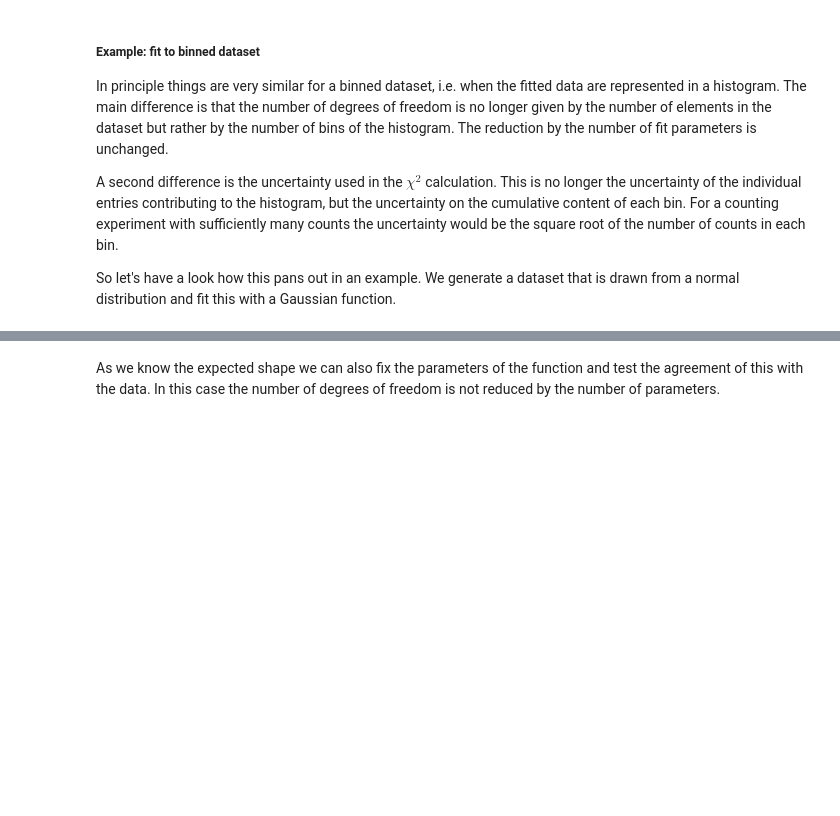
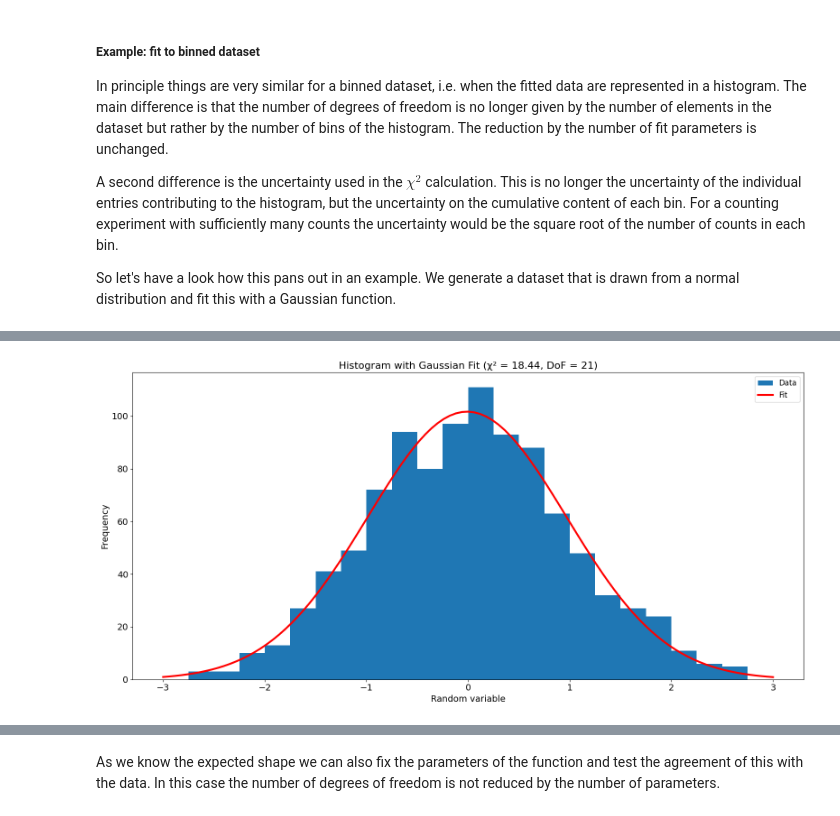
Before and after one commit to p-parkinson/intro_data_science, a Jupyter notebook: Chapter 7/Chapter 7.ipynb, the cells around one changed output, grey strips where cells are left out. Drawn from its saved outputs; the diff is of its cells as text; code cells hidden in the pictures; blank space fills up the shorter version.

```diff
--- a/Chapter 7/Chapter 7.ipynb
+++ b/Chapter 7/Chapter 7.ipynb
@@ -293,0 +237,100 @@ The corresponding probability is Prob(53.3,21)=0.01250%.
+# %%
+# Define the fit function (Gaussian distribution)
+def fitf(x, n, m, s):
+    """
+    Gaussian function for fitting histogram data
+
+    Parameters:
+    x : array-like - x values (bin centers)
+    n : float - normalization factor (related to total counts)
+    m : float - mean of the distribution
+    s : float - standard deviation of the distribution
+
+    Returns:
+    array-like - y values of the Gaussian function at positions x
+    """
+    return n / (np.sqrt(2 * np.pi) * s) * np.exp(-(x - m)**2 / (2 * s**2))
+
+# Set random seed for reproducibility
+np.random.seed(42)
+
+# Generate 1000 random data points with a standard normal distribution
+dd = norm.rvs(size=1000)
+
+# Define histogram parameters
+nbins = 24  # Number of bins
+xmin = -3   # Lower limit of x-axis
+xmax = 3    # Upper limit of x-axis
+
+# Create a figure and axis for plotting
+fig, ax = plt.subplots(1, 1, figsize=(16, 8))
+
+# Plot the histogram and store the bin counts, edges, and patches
+hist, edges, patches = plt.hist(dd, bins=nbins, range=(xmin, xmax), label='Data')
+
+# Calculate bin width and bin centers
+binw = edges[1] - edges[0]
+bincentres = edges[:-1] + 0.5 * binw  # Correctly calculate bin centers
+
+# Fit the histogram data with the Gaussian function
+# curve_fit returns optimal parameters and covariance matrix
+popt, pcov = curve_fit(fitf, bincentres, hist)
+
+# Generate x values for smooth curve plotting
+fx = np.linspace(xmin, xmax, 101)
+# Calculate y values using fitted parameters
+fy = [fitf(x, popt[0], popt[1], popt[2]) for x in fx]
+
+# Plot the fitted curve
+ax.plot(fx, fy, lw=3, color='red', label='Fit')
+
+# Add axes labels and legend
+ax.set_xlabel('Random variable', fontsize=14)
+ax.set_ylabel('Frequency', fontsize=14)
+ax.legend(fontsize=12)
+
+# Chi-squared calculation (corrected version)
+# For histogram data with Poisson statistics, we use error = sqrt(expected)
+c2 = 0
+dof = nbins - 3  # Degrees of freedom (bins - fitted parameters)
+
+for x, y in zip(bincentres, hist):
+    # Calculate expected value from our fit
+    expected = fitf(x, popt[0], popt[1], popt[2])
+
+    # Only include bins with data
+    if expected > 0:
+        # For Poisson data, error = sqrt(expected)
+        error = np.sqrt(expected)
+        # Add contribution to chi-squared
+        c2 += ((y - expected) / error)**2
+
+# Display the plot
+plt.title(f'Histogram with Gaussian Fit (χ² = {c2:.2f}, DoF = {dof})', fontsize=16)
+plt.tight_layout()
+plt.show()
+
+# Print output with detailed information about the fit
+print('Fit function: n/(sqrt(2π)*s)*exp(-0.5*(x-m)²/s²)')
+print('Fit results:')
+param_names = ['n (normalization)', 'm (mean)', 's (std dev)']
+for p in range(3):
+    print('Par. {0} ({1}): {2:.5f} ± {3:.5f}'.format(
+        p, param_names[p], popt[p], np.sqrt(pcov[p][p])))
+
+# Calculate and print chi-squared statistics
+print('\nChi-squared statistics:')
+print('χ² = {0:.2f} for {1} bins and 3 fit parameters ({2} degrees of freedom)'.format(
+    c2, nbins, dof))
+
+# Calculate p-value (probability of observing this chi-squared or higher by chance)
+p_value = 1 - chi2.cdf(c2, dof)
+print('p-value = {0:.5f} ({1:.2f}%)'.format(p_value, 100 * p_value))
+
+# Interpret the result
+if p_value >= 0.05:
+    print('The fit is acceptable (p ≥ 0.05)')
+else:
+    print('The fit is poor (p < 0.05)')
+# %% [output]
+[figure, added]
```
Also changed, not shown: parts of 5 cells of this notebook, 1 other file.
